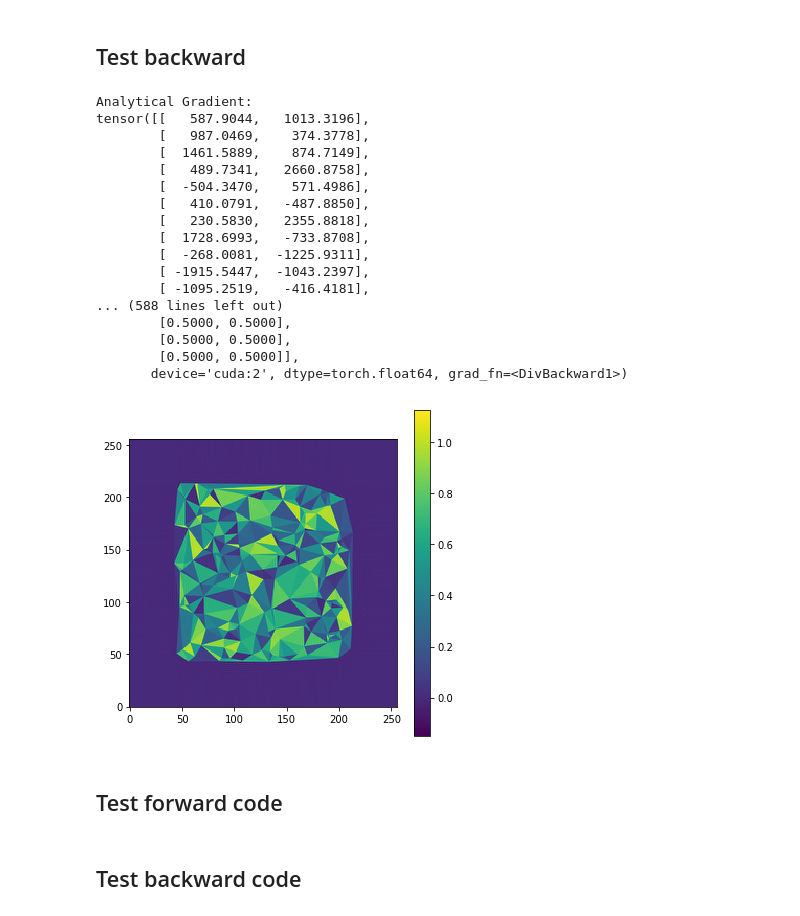
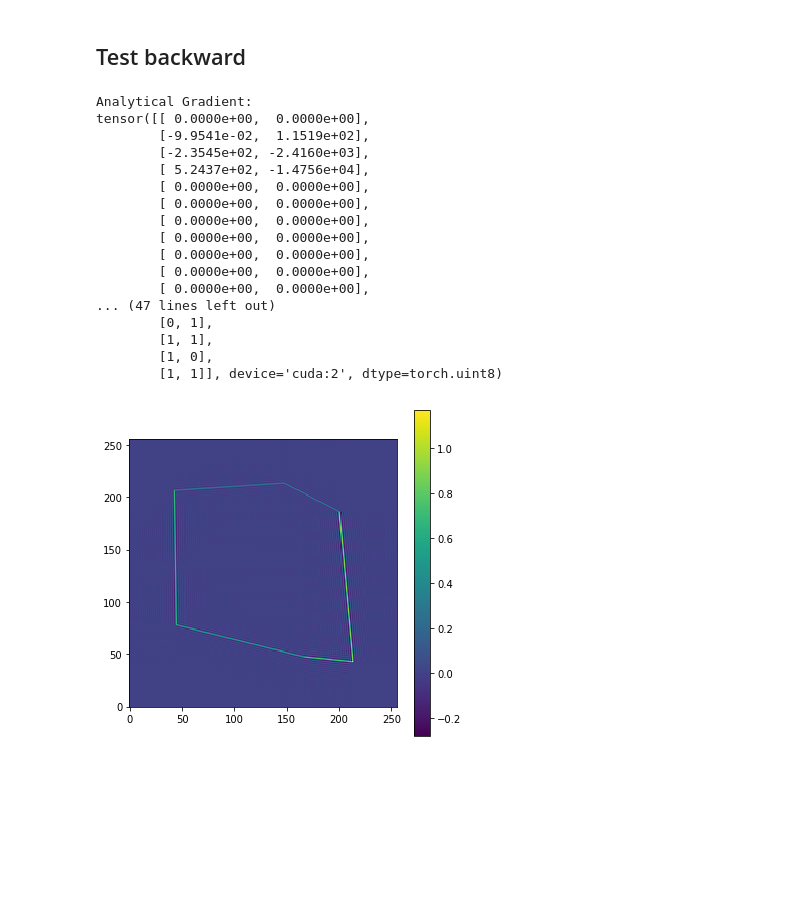
Before and after one commit to maxjiang93/DDSL, a Jupyter notebook: ddsl/test_ddsl_bwd_gen.ipynb, the cells around one changed output. Cells and saved outputs as stored; diff of their text form; code cells hidden in the pictures; blank space fills up the shorter version.

Commit message:
working backwards

```diff
--- a/ddsl/test_ddsl_bwd_gen.ipynb
+++ b/ddsl/test_ddsl_bwd_gen.ipynb
@@ -298,26 +343,27 @@ Backward Time Lapse: 0.05546236038208008
 ## Setting up
 # %%
 r = 256
-j = 2
-# # Vertex matrix
-# V_ = np.array([[0.2,0.2],
-#                [0.8,0.5],
-#                [0.8,0.8],
-#                [0.6,0.8]])
-# V_ += 1e-4*np.random.rand(*V_.shape)
-# V = torch.tensor(V_, dtype=torch.float64, requires_grad=True, device="cuda")
-# # Element matrix
-# E = torch.LongTensor([[0,1,2],
-#                       [2,3,0]])
-# # Density matrix (Unit Density)
-# D = torch.ones(E.shape[0], 1, dtype=V.dtype)
+j = 1
+hull = j == 1
+dim = 2
+npt = 20
 
 # Vertex matrix
-V, E = rand_hull(200, 2, device="cuda", dtype=torch.float64)
+if npt < 3 and j == 0:
+#     V = torch.rand(npt, dim)
+#     E = torch.arange(V.shape[0], device=V.device).unsqueeze(-1)
+    V = torch.tensor([[0.5, 0.5]], dtype=torch.float64)
+    E = torch.LongTensor(3,1, device=V.device)
+else:
+    V, E = rand_hull(npt, dim, hull=hull, dtype=torch.float64)
+V, E = V.cuda(), E.cuda()
+V += 1e-3 * torch.rand(V.shape, dtype=V.dtype, device=V.device)
+if j == 0:
+    E = torch.arange(V.shape[0], device=V.device).unsqueeze(-1)
+# D = torch.ones(E.shape[0], 1, dtype=V.dtype)
+D = torch.rand(E.shape[0], 1, dtype=V.dtype)
+V.requires_grad = True
 
-# Density matrix (Random Density 0 to 1)
-# D = torch.rand(E.shape[0], 1, dtype=V.dtype, device=V.device)
-D = torch.ones(E.shape[0], 1, dtype=V.dtype)
 
 res = [r] * 2
 t = [1] * 2
@@ -325,57 +371,54 @@ t = [1] * 2
 E, D = E.cuda(), D.cuda()
 
 # Sensitivity on each frequency mode
-dF = torch.ones(r, int(r/2)+1, 2, dtype=V.dtype) # unit sensitivity
+dF = torch.ones(r, int(r/2)+1, 1, 2, dtype=V.dtype) # unit sensitivity
 # %% [markdown]
 ## Test backward
 # %%
 # Analytical Adjoint solution
 ddsl = DDSL(res,t,j,100,'density')
 F = ddsl(V,E,D)
 loss = F.view(-1).sum(0)
 if V.grad is not None:
     V.grad.zero_()
 loss.backward()
 dV = V.grad
 print("Analytical Gradient:")
 print(dV)
 
 print("Finite Difference Gradient (New):")
 # Finite difference approximation
 delta = 1e-6
-dV_fd_all = torch.zeros(*(list(V.shape)+list(dF.shape)+[2]), dtype=V.dtype).cuda()
+dV_fd_all = torch.zeros(*(list(V.shape)+list(dF.shape)), dtype=V.dtype).cuda()
 for ii in range(V.shape[0]):
     for jj in range(V.shape[1]):
         V_p = V.clone()
         V_m = V.clone()
         V_p[ii, jj] += delta
         V_m[ii, jj] -= delta
         Freq_p = ddsl(V_p, E, D)
         Freq_m = ddsl(V_m, E, D)
         dV_fd_all[ii,jj] = (Freq_p - Freq_m) / delta / 2
 dV_fd = dV_fd_all.view(V.shape[0], V.shape[1], -1).sum(-1)
 print(dV_fd)
-# print(dV/dV_fd)
-print(dV / dV_fd)
+print(dV - dV_fd < 1e-3)
 plot_F(F)
 # %% [output]
 Analytical Gradient:
-tensor([[   587.9044,   1013.3196],
-        [   987.0469,    374.3778],
-        [  1461.5889,    874.7149],
-        [   489.7341,   2660.8758],
-        [  -504.3470,    571.4986],
-        [   410.0791,   -487.8850],
-        [   230.5830,   2355.8818],
-        [  1728.6993,   -733.8708],
-        [  -268.0081,  -1225.9311],
-        [ -1915.5447,  -1043.2397],
-        [ -1095.2519,   -416.4181],
-... (588 lines left out)
-        [0.5000, 0.5000],
-        [0.5000, 0.5000],
-        [0.5000, 0.5000]],
-       device='cuda:2', dtype=torch.float64, grad_fn=<DivBackward1>)
+tensor([[ 0.0000e+00,  0.0000e+00],
+        [-9.9541e-02,  1.1519e+02],
+        [-2.3545e+02, -2.4160e+03],
+        [ 5.2437e+02, -1.4756e+04],
+        [ 0.0000e+00,  0.0000e+00],
+        [ 0.0000e+00,  0.0000e+00],
+        [ 0.0000e+00,  0.0000e+00],
+        [ 0.0000e+00,  0.0000e+00],
+        [ 0.0000e+00,  0.0000e+00],
+        [ 0.0000e+00,  0.0000e+00],
+        [ 0.0000e+00,  0.0000e+00],
+... (47 lines left out)
+        [0, 1],
+        [1, 1],
+        [1, 0],
+        [1, 1]], device='cuda:2', dtype=torch.uint8)
-[figure, old version]
+[figure, new version]
-# %% [markdown]
-## Test forward code
@@ -405,2 +424,0 @@ plt.show()
-# %% [markdown]
-## Test backward code
```
Also changed, not shown: parts of 7 cells of this notebook, 3 other files.
